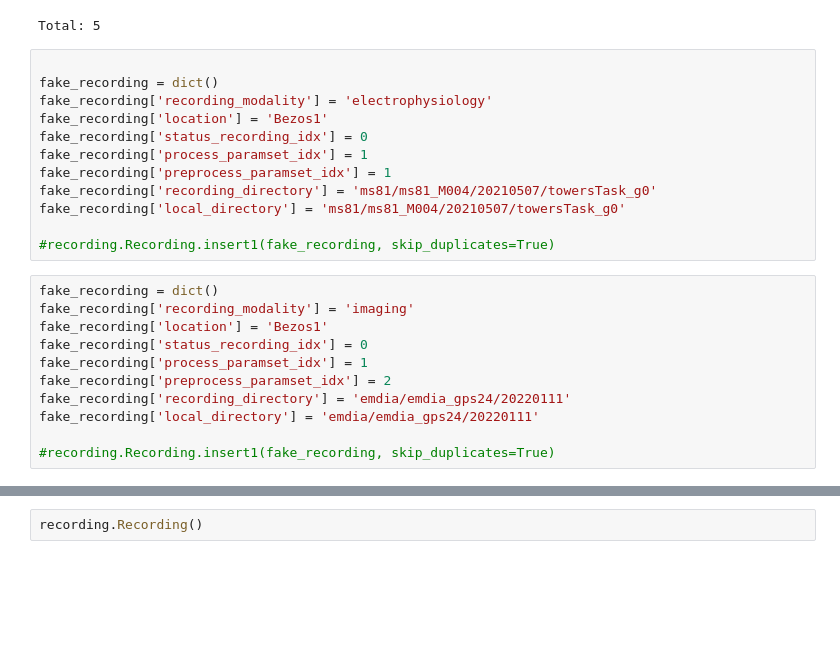
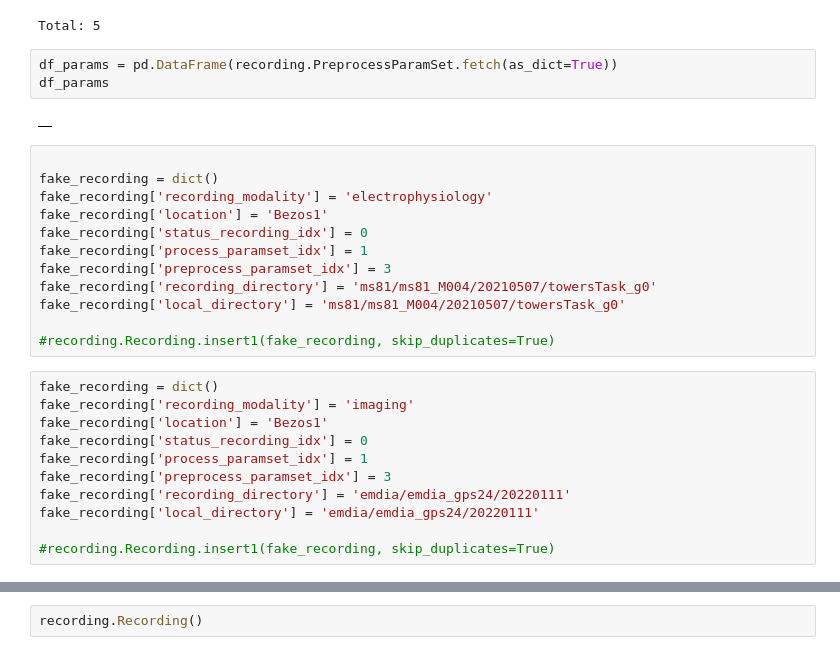
Before and after one commit to BrainCOGS/U19-pipeline-python, a Jupyter notebook: notebooks/TestAutomaticPipeline.ipynb, the cells around one changed output, grey strips where cells are left out. Saved outputs shown, nothing was run; the diff lists cells and outputs as text; blank space fills up the shorter version.

```diff
--- a/notebooks/TestAutomaticPipeline.ipynb
+++ b/notebooks/TestAutomaticPipeline.ipynb
@@ -34,6 +37,11 @@ recording.StatusRecordingDefinition()
 | 2 | Recording directory transferred t... |
 | 3 | modality ingestion & Syncing jobs... |
 Total: 5
+# %%
+df_params = pd.DataFrame(recording.PreprocessParamSet.fetch(as_dict=True))
+df_params
+# %% [output]
+|  |
 # %%
 
 fake_recording = dict()
@@ -41,7 +49,7 @@ fake_recording['recording_modality'] = 'electrophysiology'
 fake_recording['location'] = 'Bezos1'
 fake_recording['status_recording_idx'] = 0
 fake_recording['process_paramset_idx'] = 1
-fake_recording['preprocess_paramset_idx'] = 1
+fake_recording['preprocess_paramset_idx'] = 3
 fake_recording['recording_directory'] = 'ms81/ms81_M004/20210507/towersTask_g0'
 fake_recording['local_directory'] = 'ms81/ms81_M004/20210507/towersTask_g0'
 
@@ -52,7 +60,7 @@ fake_recording['recording_modality'] = 'imaging'
 fake_recording['location'] = 'Bezos1'
 fake_recording['status_recording_idx'] = 0
 fake_recording['process_paramset_idx'] = 1
-fake_recording['preprocess_paramset_idx'] = 2
+fake_recording['preprocess_paramset_idx'] = 3
 fake_recording['recording_directory'] = 'emdia/emdia_gps24/20220111'
 fake_recording['local_directory'] = 'emdia/emdia_gps24/20220111'
 
```
Also changed, not shown: parts of 13 cells of this notebook.
